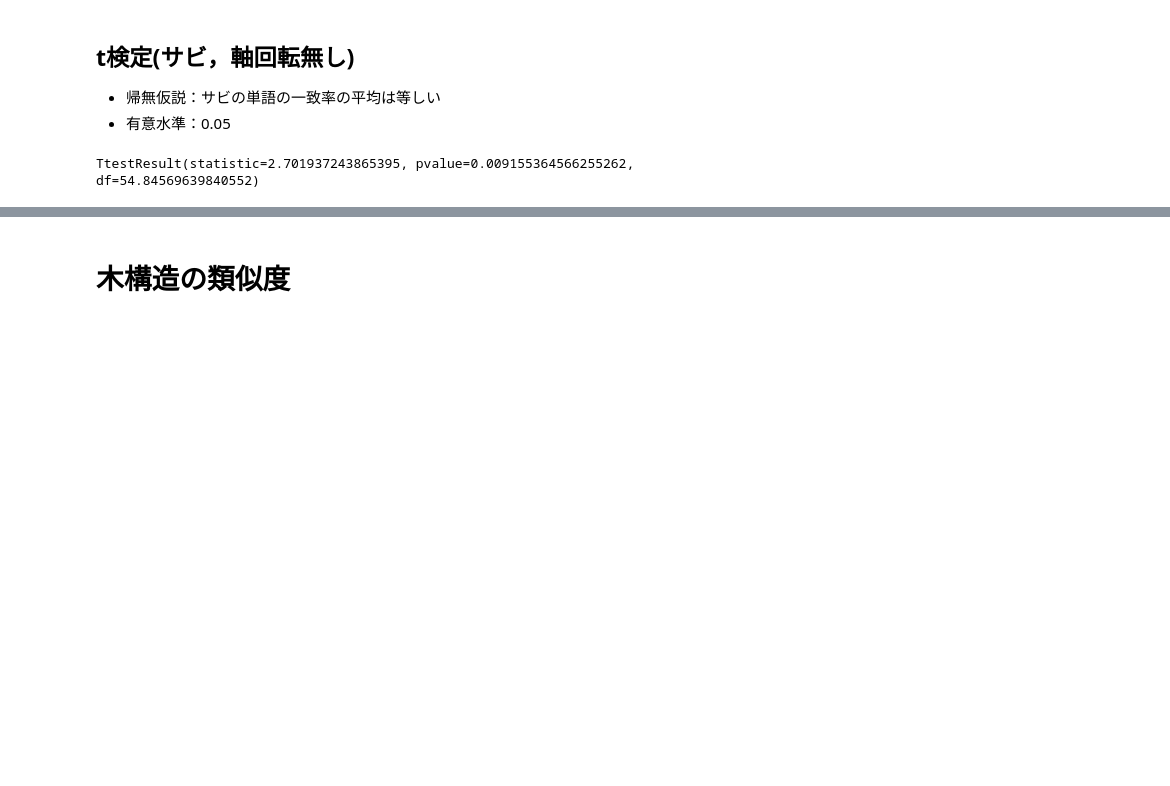
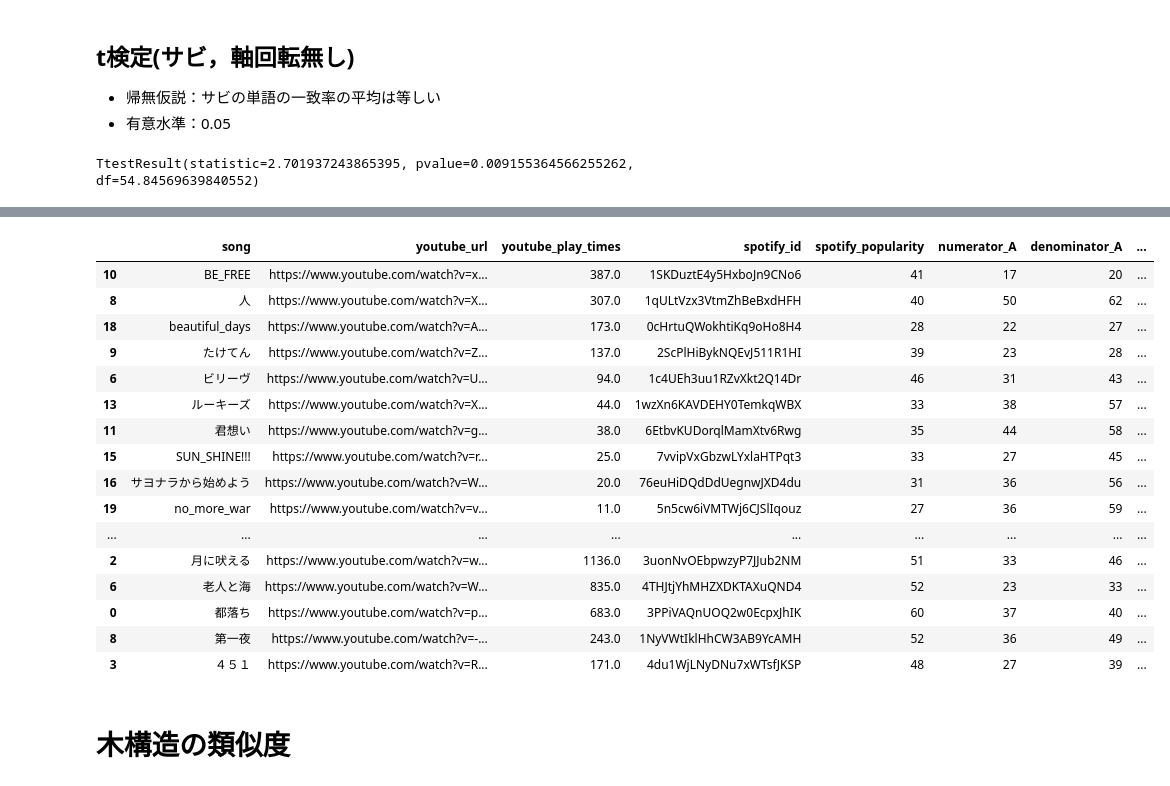
Before and after one commit to tsubasasugawara/lyrics_melody_analyzer, a Jupyter notebook: notebooks/ALL.ipynb, the cells around one changed output, grey strips where cells are left out. Drawn from its saved outputs; the diff is of its cells as text; code cells hidden in the pictures; blank space fills up the shorter version.

```diff
--- a/notebooks/ALL.ipynb
+++ b/notebooks/ALL.ipynb
@@ -204,3 +219,23 @@ TtestResult(statistic=2.701937243865395, pvalue=0.009155364566255262, df=54.8456
+# %%
+df_list[1]
+# %% [output]
+|  | song | youtube_url | youtube_play_times | spotify_id | spotify_popularity | numerator_A | denominator_A | ... |
+| 10 | BE_FREE | https://www.youtube.com/watch?v=x... | 387.0 | 1SKDuztE4y5HxboJn9CNo6 | 41 | 17 | 20 | ... |
+| 8 | 人 | https://www.youtube.com/watch?v=X... | 307.0 | 1qULtVzx3VtmZhBeBxdHFH | 40 | 50 | 62 | ... |
+| 18 | beautiful_days | https://www.youtube.com/watch?v=A... | 173.0 | 0cHrtuQWokhtiKq9oHo8H4 | 28 | 22 | 27 | ... |
+| 9 | たけてん | https://www.youtube.com/watch?v=Z... | 137.0 | 2ScPlHiBykNQEvJ511R1HI | 39 | 23 | 28 | ... |
+| 6 | ビリーヴ | https://www.youtube.com/watch?v=U... | 94.0 | 1c4UEh3uu1RZvXkt2Q14Dr | 46 | 31 | 43 | ... |
+| 13 | ルーキーズ | https://www.youtube.com/watch?v=X... | 44.0 | 1wzXn6KAVDEHY0TemkqWBX | 33 | 38 | 57 | ... |
+| 11 | 君想い | https://www.youtube.com/watch?v=g... | 38.0 | 6EtbvKUDorqlMamXtv6Rwg | 35 | 44 | 58 | ... |
+| 15 | SUN_SHINE!!! | https://www.youtube.com/watch?v=r... | 25.0 | 7vvipVxGbzwLYxlaHTPqt3 | 33 | 27 | 45 | ... |
+| 16 | サヨナラから始めよう | https://www.youtube.com/watch?v=W... | 20.0 | 76euHiDQdDdUegnwJXD4du | 31 | 36 | 56 | ... |
+| 19 | no_more_war | https://www.youtube.com/watch?v=v... | 11.0 | 5n5cw6iVMTWj6CJSlIqouz | 27 | 36 | 59 | ... |
+| ... | ... | ... | ... | ... | ... | ... | ... | ... |
+| 2 | 月に吠える | https://www.youtube.com/watch?v=w... | 1136.0 | 3uonNvOEbpwzyP7JJub2NM | 51 | 33 | 46 | ... |
+| 6 | 老人と海 | https://www.youtube.com/watch?v=W... | 835.0 | 4THJtjYhMHZXDKTAXuQND4 | 52 | 23 | 33 | ... |
+| 0 | 都落ち | https://www.youtube.com/watch?v=p... | 683.0 | 3PPiVAQnUOQ2w0EcpxJhIK | 60 | 37 | 40 | ... |
+| 8 | 第一夜 | https://www.youtube.com/watch?v=-... | 243.0 | 1NyVWtIklHhCW3AB9YcAMH | 52 | 36 | 49 | ... |
+| 3 | ４５１ | https://www.youtube.com/watch?v=R... | 171.0 | 4du1WjLNyDNu7xWTsfJKSP | 48 | 27 | 39 | ... |
 # %% [markdown]
 # 木構造の類似度
 # %%
```
Also changed, not shown: parts of 5 cells of this notebook, 3 other files.
